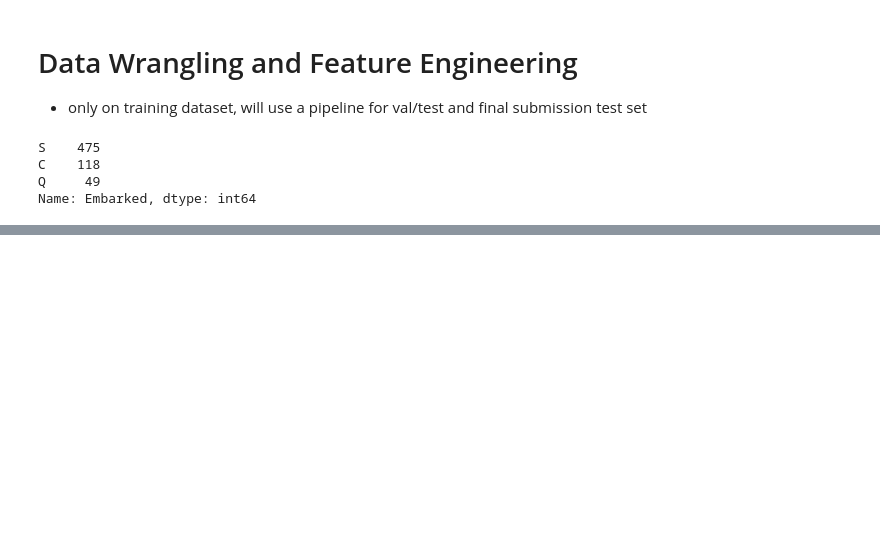
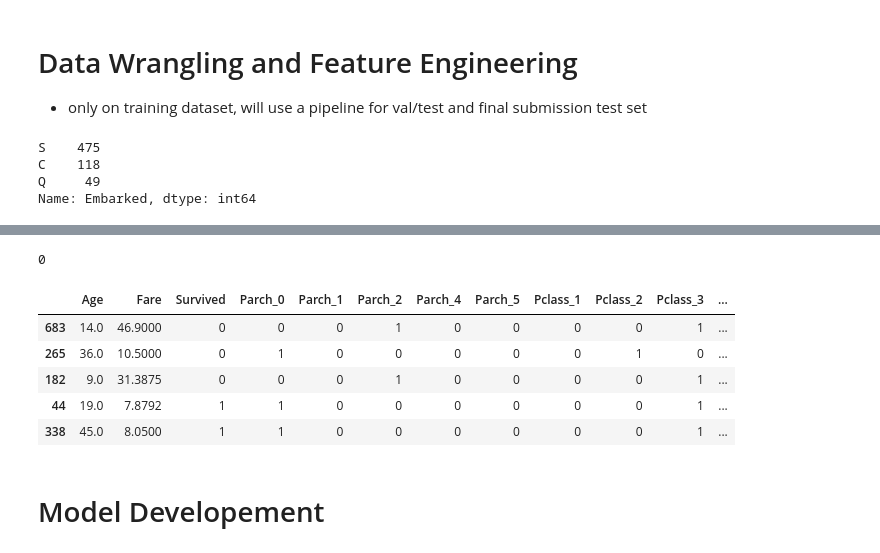
Before and after one commit to radleap/Machine-Learning-Kaggle-Titanic, a Jupyter notebook: titanic-test-20201122.ipynb, the cells around one changed output, grey strips where cells are left out. Drawn from its saved outputs; the diff is of its cells as text; code cells hidden in the pictures; blank space fills up the shorter version.

```diff
--- a/titanic-test-20201122.ipynb
+++ b/titanic-test-20201122.ipynb
@@ -124,5 +152,5 @@ KeyError: "['PassengerId'] not found in axis"
 # %%
-# Encoding categorical features (will be used to impute Age/Cabin missing values as possible)
+# # Encoding categorical features (will be used to impute Age/Cabin missing values as possible)
 
-df_train_split = pd.get_dummies(df_train_split, columns=['Parch','Pclass','Sex','SibSp'])
-df_train_split
+# df_train_split = pd.get_dummies(df_train_split, columns=['Parch','Pclass','Sex','SibSp','Embarked'])
+# df_train_split
@@ -196,0 +240,27 @@ df_train_split.head(5)
+# %%
+# Performing Save Data Wrangling Steps on the Val/Test Data
+
+#combining the train feature/target data for EDA/Data Wrangling
+
+df_val_split = pd.concat([X_val, y_val], axis = 1)
+df_val_split.Embarked = df_val_split.Embarked.fillna('S') #using value_counts top record df_val_split.Embarked.value_counts()
+df_val_split.drop(['PassengerId'], axis = 1, inplace = True)
+df_val_split = pd.get_dummies(df_val_split, columns=['Parch','Pclass','Sex','SibSp','Embarked'])
+df_val_split['Age'] = df_val_split['Age'].apply(lambda x : median_age_train if pd.isnull(x) else x)
+
+df_val_split.Cabin = df_val_split[['Cabin']].fillna(value= 'Z')
+df_val_split['Cabin_augment'] = df_val_split.Cabin.apply(lambda x : x[0])
+
+df_val_split = pd.get_dummies(df_val_split, columns=['Cabin_augment'])
+df_val_split.drop(['Name','Ticket','Cabin'], axis = 1, inplace = True)
+
+print(df_val_split.isna().sum().sum())
+df_val_split.head()
+# %% [output]
+0
+|  | Age | Fare | Survived | Parch_0 | Parch_1 | Parch_2 | Parch_4 | Parch_5 | Pclass_1 | Pclass_2 | Pclass_3 | ... |
+| 683 | 14.0 | 46.9000 | 0 | 0 | 0 | 1 | 0 | 0 | 0 | 0 | 1 | ... |
+| 265 | 36.0 | 10.5000 | 0 | 1 | 0 | 0 | 0 | 0 | 0 | 1 | 0 | ... |
+| 182 | 9.0 | 31.3875 | 0 | 0 | 0 | 1 | 0 | 0 | 0 | 0 | 1 | ... |
+| 44 | 19.0 | 7.8792 | 1 | 1 | 0 | 0 | 0 | 0 | 0 | 0 | 1 | ... |
+| 338 | 45.0 | 8.0500 | 1 | 1 | 0 | 0 | 0 | 0 | 0 | 0 | 1 | ... |
@@ -196,0 +270,2 @@ df_train_split.head(5)
+# %% [markdown]
+# Model Developement
```
Also changed, not shown: parts of 34 cells of this notebook, 1 other file.
